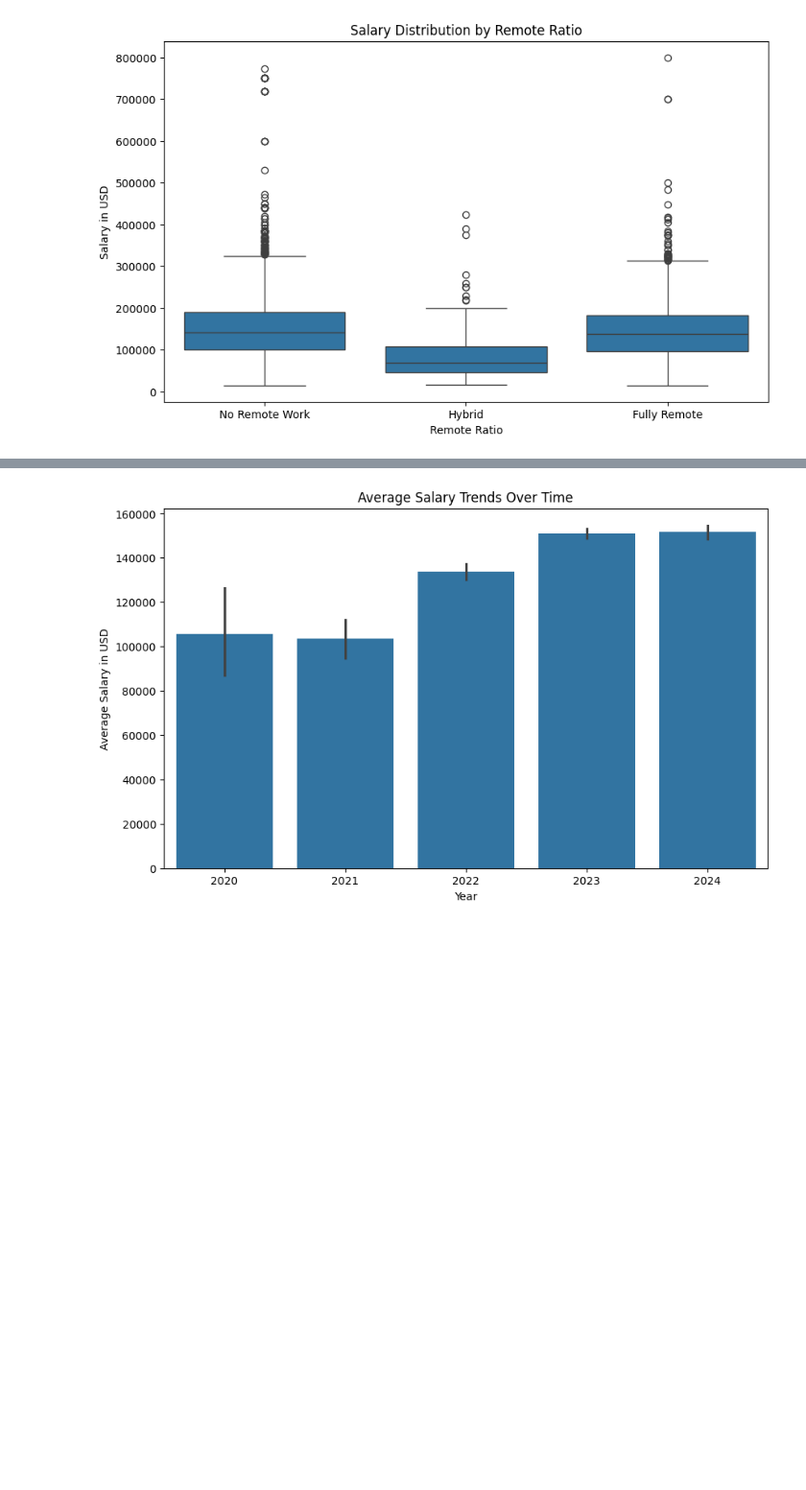
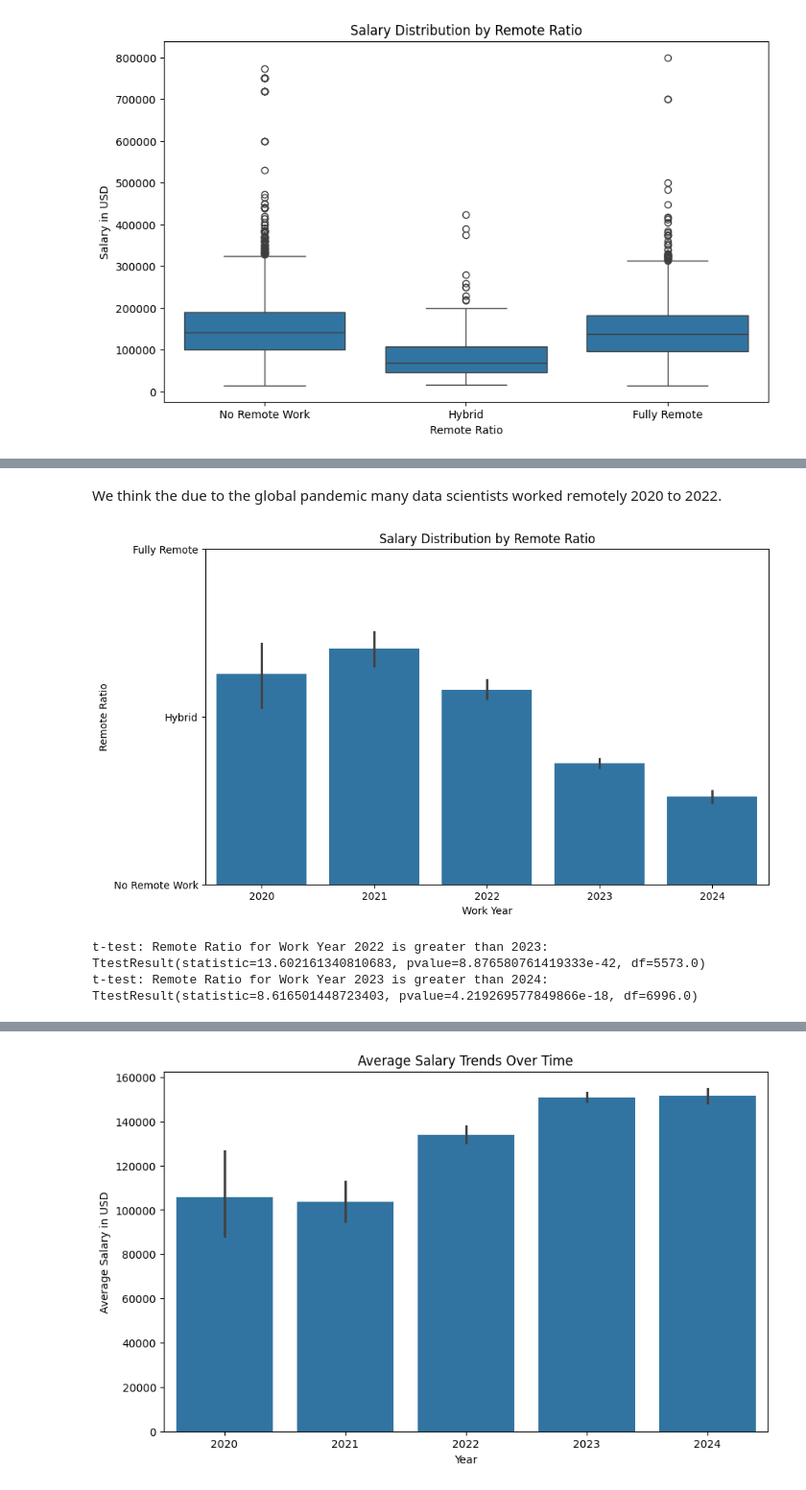
Before and after one commit to itspaspas/DataScience-S03, a Jupyter notebook: DS_CA2_task2.ipynb, the cells around one changed output, grey strips where cells are left out. Shown at 96% size. Drawn from its saved outputs; the diff is of its cells as text; code cells hidden in the pictures; blank space fills up the shorter version.

```diff
--- a/DS_CA2_task2.ipynb
+++ b/DS_CA2_task2.ipynb
@@ -258,0 +362,18 @@ plt.show()
+# %% [markdown]
+We think the due to the global pandemic many data scientists worked remotely 2020 to 2022.
+# %%
+plt.figure(figsize=(10, 6))
+sns.barplot(x='Work_Year', y='Remote_Ratio', data=df_filtered,estimator='mean')
+plt.title('Salary Distribution by Remote Ratio')
+plt.xlabel('Work Year')
+plt.ylabel('Remote Ratio')
+plt.yticks(ticks=[0, 50, 100], labels=['No Remote Work', 'Hybrid', 'Fully Remote'])
+plt.show()
+# %% [output]
+[figure, added]
+# %%
+print_t_test_results('Work_Year', 'Remote_Ratio', 2022, 2023, 'greater')
+print_t_test_results('Work_Year', 'Remote_Ratio', 2023, 2024, 'greater')
+# %% [output]
+t-test: Remote Ratio for Work Year 2022 is greater than 2023: TtestResult(statistic=13.602161340810683, pvalue=8.876580761419333e-42, df=5573.0)
+t-test: Remote Ratio for Work Year 2023 is greater than 2024: TtestResult(statistic=8.616501448723403, pvalue=4.219269577849866e-18, df=6996.0)
```
Also changed, not shown: parts of 42 cells of this notebook.
